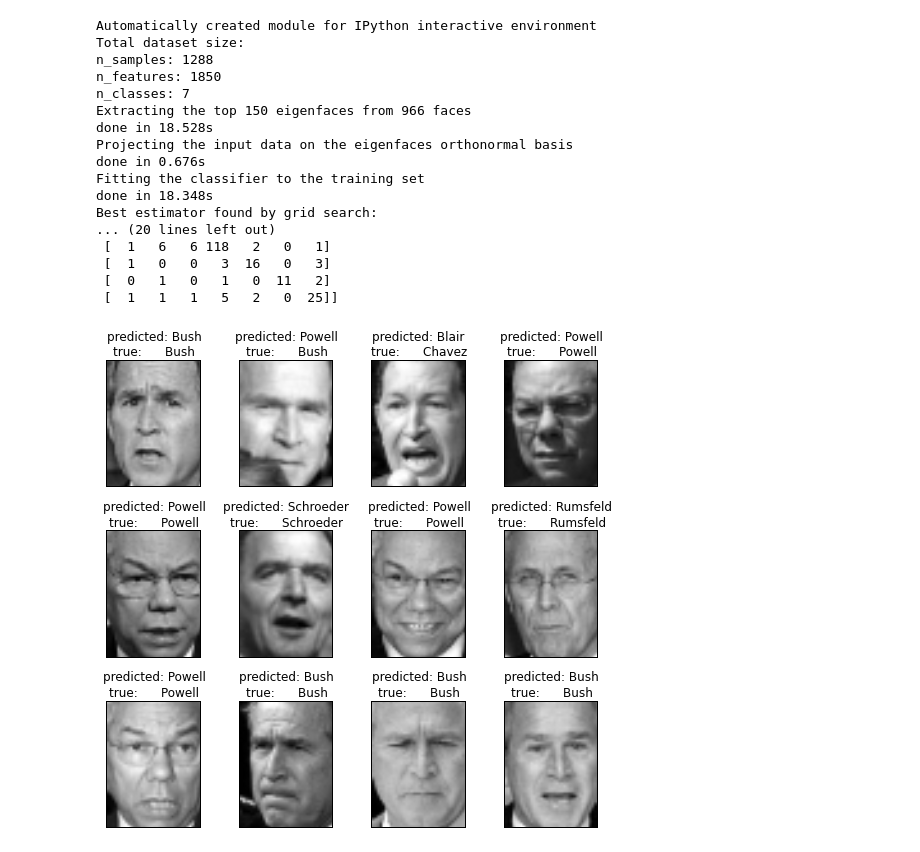
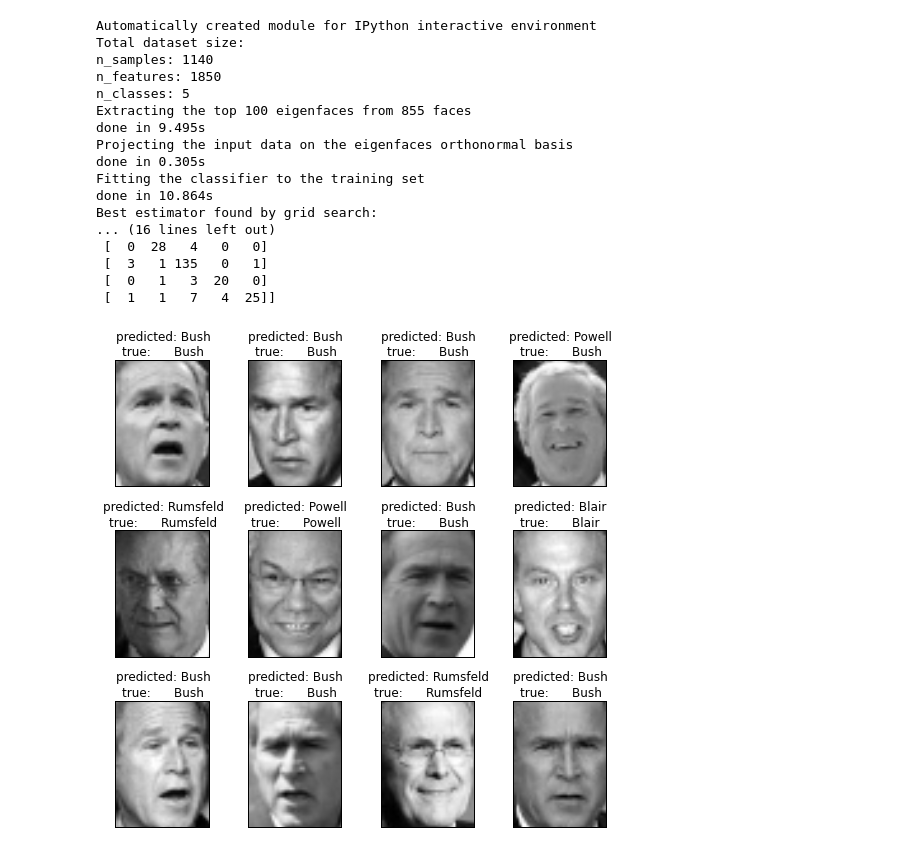
Before and after one commit to ageek/pynotebooks, a Jupyter notebook: sklearn - faces recognition using eigenfaces & svm.ipynb, the cells around one changed output. Saved outputs shown, nothing was run; the diff lists cells and outputs as text; code cells hidden in the pictures.

Commit message:
sklearn faces recog updates

```diff
--- a/sklearn - faces recognition using eigenfaces & svm.ipynb
+++ b/sklearn - faces recognition using eigenfaces & svm.ipynb
@@ -25,7 +25,7 @@ logging.basicConfig(level=logging.INFO, format='%(asctime)s %(message)s')
 ###############################################################################
 # Download the data, if not already on disk and load it as numpy arrays
 
-lfw_people = fetch_lfw_people(min_faces_per_person=70, resize=0.4)
+lfw_people = fetch_lfw_people(min_faces_per_person=80, resize=0.4)
 
 # introspect the images arrays to find the shapes (for plotting)
 n_samples, h, w = lfw_people.images.shape
@@ -57,7 +57,7 @@ X_train, X_test, y_train, y_test = train_test_split(
 ###############################################################################
 # Compute a PCA (eigenfaces) on the face dataset (treated as unlabeled
 # dataset): unsupervised feature extraction / dimensionality reduction
-n_components = 150
+n_components = 100
 
 print("Extracting the top %d eigenfaces from %d faces"
       % (n_components, X_train.shape[0]))
@@ -80,7 +80,7 @@ print("done in %0.3fs" % (time() - t0))
 print("Fitting the classifier to the training set")
 t0 = time()
 param_grid = {'C': [1e3, 5e3, 1e4, 5e4, 1e5],
-              'gamma': [0.0001, 0.0005, 0.001, 0.005, 0.01, 0.1], }
+              'gamma': [0.0001, 0.0005, 0.001, 0.005, 0.01, 0.05, 0.1], }
 clf = GridSearchCV(SVC(kernel='rbf', class_weight='auto'), param_grid)
 clf = clf.fit(X_train_pca, y_train)
 print("done in %0.3fs" % (time() - t0))
@@ -138,18 +140,18 @@ pl.show()
 Automatically created module for IPython interactive environment
 Total dataset size:
-n_samples: 1288
+n_samples: 1140
 n_features: 1850
-n_classes: 7
-Extracting the top 150 eigenfaces from 966 faces
-done in 18.528s
+n_classes: 5
+Extracting the top 100 eigenfaces from 855 faces
+done in 9.495s
 Projecting the input data on the eigenfaces orthonormal basis
-done in 0.676s
+done in 0.305s
 Fitting the classifier to the training set
-done in 18.348s
+done in 10.864s
 Best estimator found by grid search:
-... (20 lines left out)
- [  1   6   6 118   2   0   1]
- [  1   0   0   3  16   0   3]
- [  0   1   0   1   0  11   2]
- [  1   1   1   5   2   0  25]]
+... (16 lines left out)
+ [  0  28   4   0   0]
+ [  3   1 135   0   1]
+ [  0   1   3  20   0]
+ [  1   1   7   4  25]]
-[figure, old version]
+[figure, new version]
```
Also changed, not shown: parts of 1 cell of this notebook.
